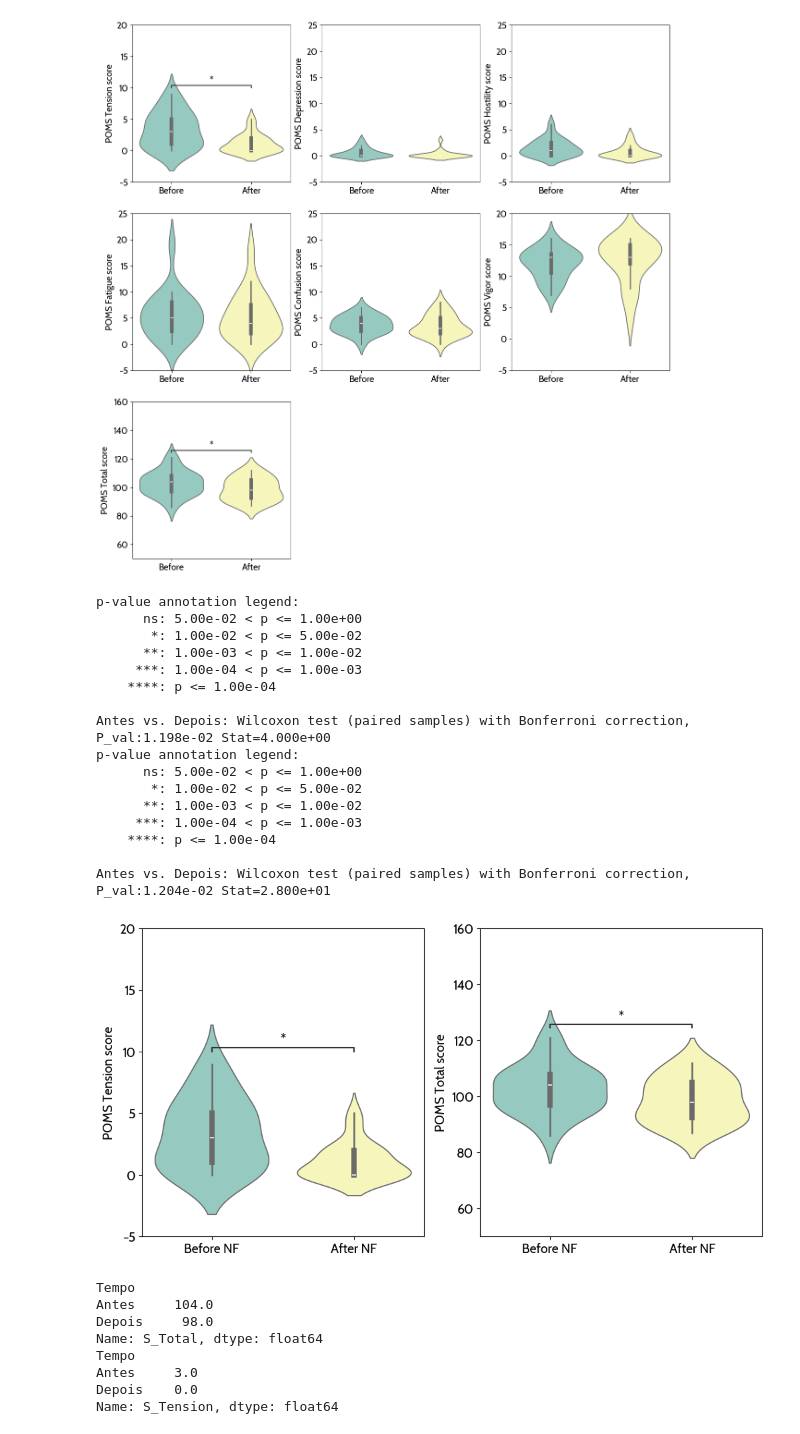
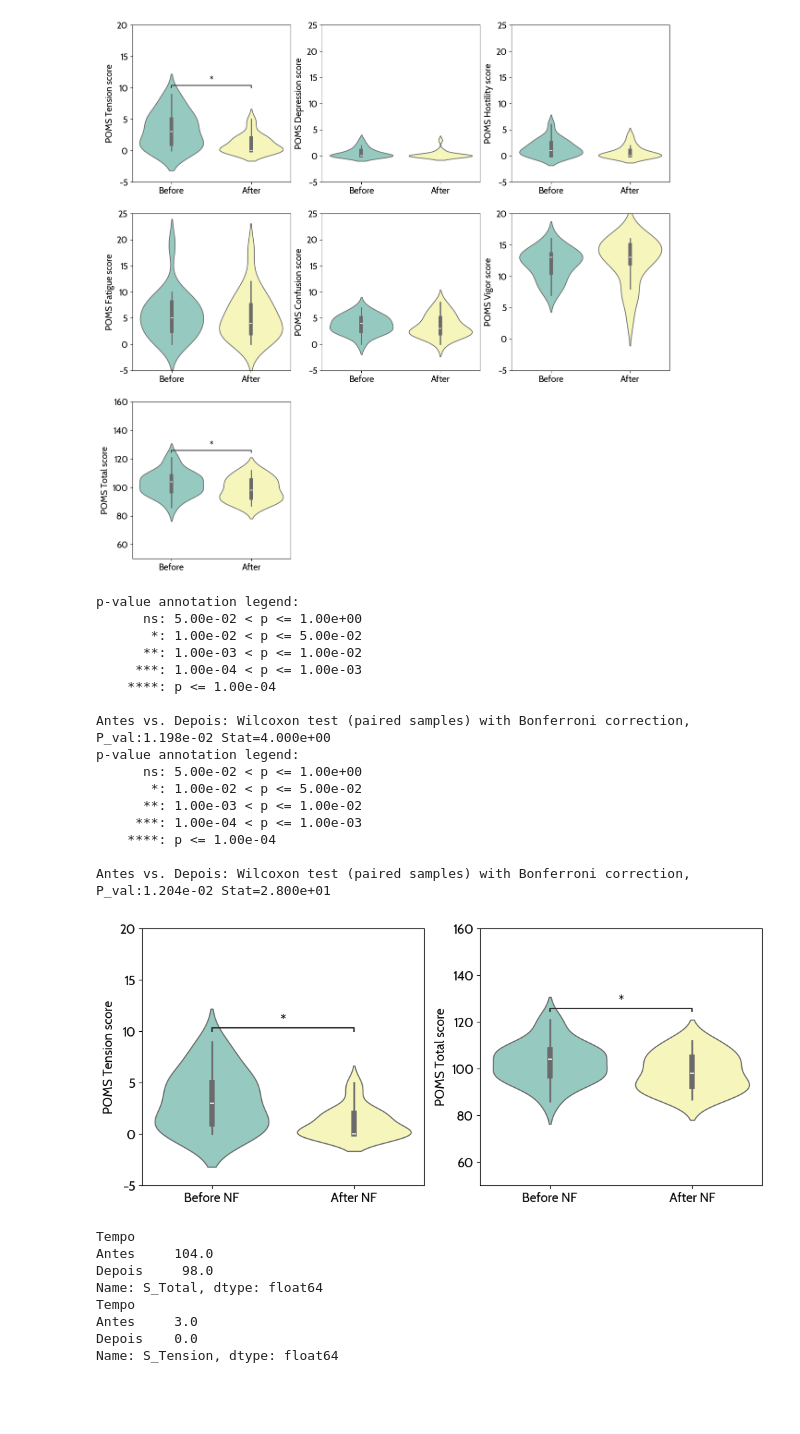
Before and after one commit to CIBIT-UC/musicnf-novelinterface, a Jupyter notebook: scripts/behavioral/POMS_Scoring.ipynb, the cells around one changed output. Saved outputs shown, nothing was run; the diff lists cells and outputs as text; code cells hidden in the pictures; blank space fills up the shorter version.

Commit message:
figure adjustment and reorg

```diff
--- a/scripts/behavioral/POMS_Scoring.ipynb
+++ b/scripts/behavioral/POMS_Scoring.ipynb
@@ -311,20 +267,9 @@ df_paired
 | 39 | 21 | Depois | 0 | 0 | 0 | 0 | 2 | 1 | 0 | 1 | ... |
 # %%
 # estimate Tensão, Depressão, Hostilidade, Vigor, Fadiga, Confusão, Total
-df_paired["S_Tension"] = (
-    df_paired["Tenso"]
-    + df_paired["Nervoso"]
-    + df_paired["Impaciente"]
-    + df_paired["Inquieto"]
-    + df_paired["Ansioso"]
-)
+df_paired["S_Tension"] = df_paired["Tenso"] + df_paired["Nervoso"] + df_paired["Impaciente"] + df_paired["Inquieto"] + df_paired["Ansioso"]
 df_paired["S_Depression"] = (
-    df_paired["Triste"]
-    + df_paired["Desencorajado"]
-    + df_paired["Só"]
-    + df_paired["Deprimido"]
-    + df_paired["Desanimado"]
-    + df_paired["Infeliz"]
+    df_paired["Triste"] + df_paired["Desencorajado"] + df_paired["Só"] + df_paired["Deprimido"] + df_paired["Desanimado"] + df_paired["Infeliz"]
 )
 df_paired["S_Hostility"] = (
     df_paired["Irritado"]
@@ -335,27 +280,11 @@ df_paired["S_Hostility"] = (
     + df_paired["Enervado"]
 )
 df_paired["S_Fatigue"] = (
-    df_paired["Esgotado"]
-    + df_paired["Fatigado"]
-    + df_paired["Exausto"]
-    + df_paired["Sem energia"]
-    + df_paired["Cansado"]
-    + df_paired["Estourado"]
+    df_paired["Esgotado"] + df_paired["Fatigado"] + df_paired["Exausto"] + df_paired["Sem energia"] + df_paired["Cansado"] + df_paired["Estourado"]
 )
-df_paired["S_Vigor"] = (
-    df_paired["Animado"]
-    + df_paired["Activo"]
-    + df_paired["Enérgico"]
-    + df_paired["Alegre"]
-    + df_paired["Cheio de boa disposição"]
-)
+df_paired["S_Vigor"] = df_paired["Animado"] + df_paired["Activo"] + df_paired["Enérgico"] + df_paired["Alegre"] + df_paired["Cheio de boa disposição"]
 df_paired["S_Confusion"] = (
-    df_paired["Confuso"]
-    + df_paired["Baralhado"]
-    + df_paired["Desnorteado"]
-    + df_paired["Inseguro"]
-    + df_paired["Competente"]
-    + df_paired["Eficaz"]
+    df_paired["Confuso"] + df_paired["Baralhado"] + df_paired["Desnorteado"] + df_paired["Inseguro"] + df_paired["Competente"] + df_paired["Eficaz"]
 )
 
 df_paired["S_Total"] = (
@@ -503,12 +432,10 @@ plt.show()
 [figure]
 # %%
 # violin plot for the tension and total score
-fig, ax = plt.subplots(1, 2, figsize=(12, 6))
+fig, ax = plt.subplots(1, 2, figsize=(12, 5))
 
 for i, column_name in enumerate(["S_Tension", "S_Total"]):
-    sns.violinplot(
-        x="Tempo", y=column_name, data=df_paired, ax=ax[i], palette="Set3", hue="Tempo"
-    )
+    sns.violinplot(x="Tempo", y=column_name, data=df_paired, ax=ax[i], palette="Set3", hue="Tempo")
 
     # add statistical annotations
     annotator = Annotator(
@@ -537,34 +464,34 @@ for i, column_name in enumerate(["S_Tension", "S_Total"]):
     # edit labels
     ax[i].set_xlabel("")
     ax[i].set_xticks([0, 1])
     ax[i].set_xticklabels(["Before NF", "After NF"])
 
     # edit lim
     if column_name == "S_Total":
         ax[i].set_ylim([50, 160])
     else:
         ax[i].set_ylim([-5, 20])
 
     # edit ylabel by trimming 'S_'
     ax[i].set_ylabel("POMS " + column_name[2:] + " score")
 # %% [output]
 p-value annotation legend:
       ns: 5.00e-02 < p <= 1.00e+00
        *: 1.00e-02 < p <= 5.00e-02
       **: 1.00e-03 < p <= 1.00e-02
      ***: 1.00e-04 < p <= 1.00e-03
     ****: p <= 1.00e-04
 
 Antes vs. Depois: Wilcoxon test (paired samples) with Bonferroni correction, P_val:1.198e-02 Stat=4.000e+00
 p-value annotation legend:
       ns: 5.00e-02 < p <= 1.00e+00
        *: 1.00e-02 < p <= 5.00e-02
       **: 1.00e-03 < p <= 1.00e-02
      ***: 1.00e-04 < p <= 1.00e-03
     ****: p <= 1.00e-04
 
 Antes vs. Depois: Wilcoxon test (paired samples) with Bonferroni correction, P_val:1.204e-02 Stat=2.800e+01
-[figure, old version]
+[figure, new version]
 # %%
 # give me median for the total score
 print(df_paired.groupby("Tempo")["S_Total"].median())
```
Also changed, not shown: parts of 1 cell of this notebook, 2 other files.
